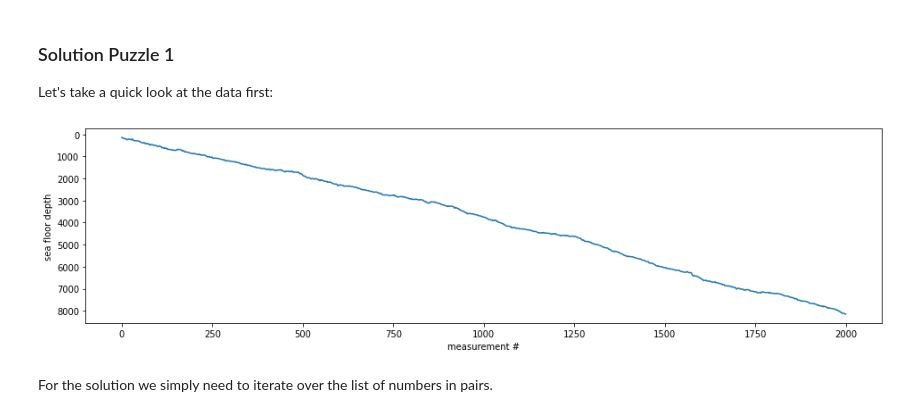
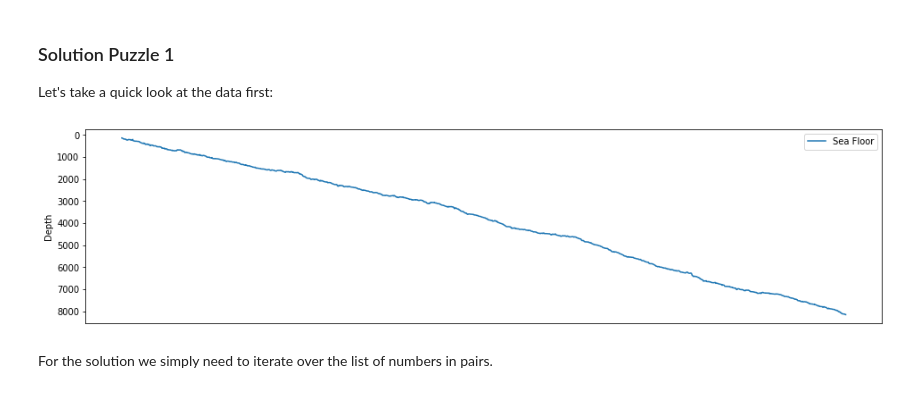
Before and after one commit to pfaion/advent_of_code_2021, a Jupyter notebook: notebook.ipynb, the cells around one changed output. Cells and saved outputs as stored; diff of their text form; code cells hidden in the pictures.

```diff
--- a/notebook.ipynb
+++ b/notebook.ipynb
@@ -46,19 +46,20 @@ Let's take a quick look at the data first:
 # %%
 import tools
 from matplotlib import pyplot as plt
 
 plt.rcParams.update({"figure.facecolor": (1.0, 1.0, 1.0, 1.0)})
 
 sea_floor_depths = tools.load_ints("day01.txt")
 
 plt.figure(figsize=(16, 4))
-plt.plot(sea_floor_depths)
 plt.gca().invert_yaxis()
-plt.xlabel("measurement #")
-plt.ylabel("sea floor depth")
+plt.xticks([])
+plt.ylabel("Depth")
+plt.plot(sea_floor_depths, label="Sea Floor")
+plt.legend()
 plt.show()
 # %% [output]
-[figure, old version]
+[figure, new version]
 # %% [markdown]
 For the solution we simply need to iterate over the list of numbers in pairs.
 # %%
```
Also changed, not shown: parts of 12 cells of this notebook, 6 other files.
